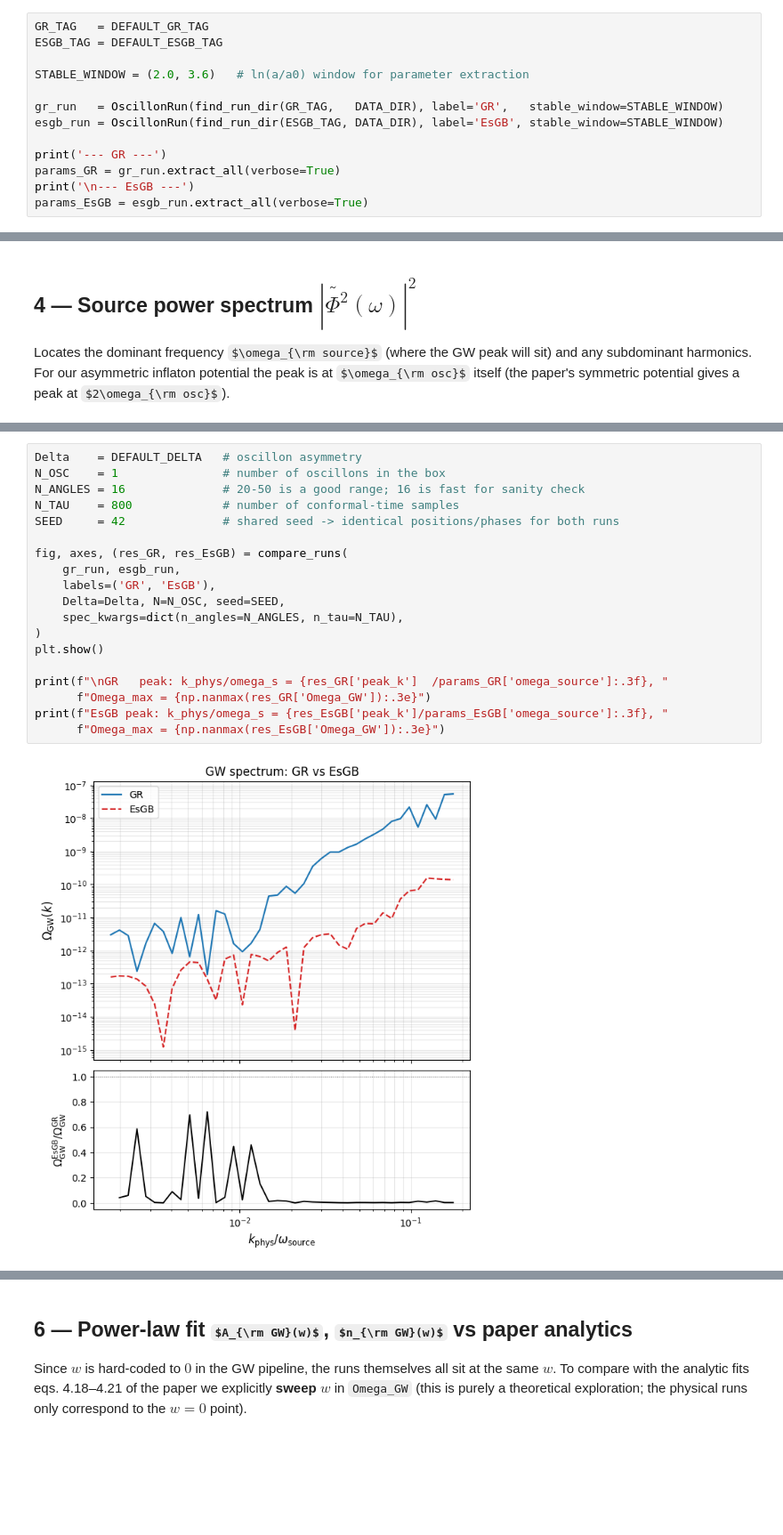
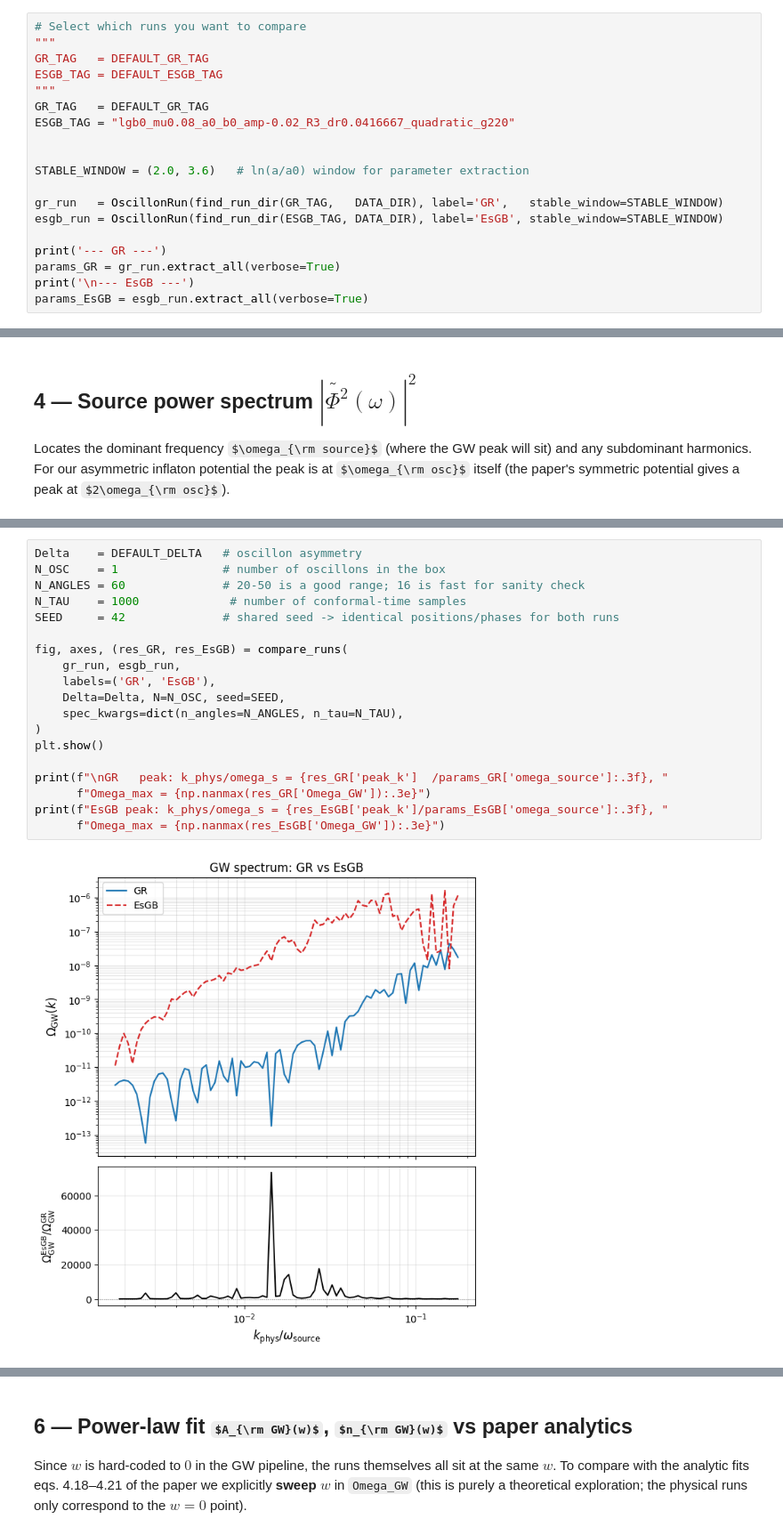
Before and after one commit to GRSerdar/0scillons, a Jupyter notebook: February26Oscillons/Feb26/RunningCode/DATA/GW_signal.ipynb, the cells around one changed output, grey strips where cells are left out. Shown at 89% size. Cells and saved outputs as stored; diff of their text form; some formulas as TeX source; blank space fills up the shorter version.

```diff
--- a/February26Oscillons/Feb26/RunningCode/DATA/GW_signal.ipynb
+++ b/February26Oscillons/Feb26/RunningCode/DATA/GW_signal.ipynb
@@ -78,8 +78,14 @@ The pipeline extracts $(A, R, \omega_{\rm source}, H_0)$ from each run.
 in all subsequent GW computations — it is *not* fitted from $H(a)$.
 The next cell runs a standalone sanity check on this assumption.
 # %%
+# Select which runs you want to compare
+"""
 GR_TAG   = DEFAULT_GR_TAG
 ESGB_TAG = DEFAULT_ESGB_TAG
+"""
+GR_TAG   = DEFAULT_GR_TAG
+ESGB_TAG = "lgb0_mu0.08_a0_b0_amp-0.02_R3_dr0.0416667_quadratic_g220"
+
 
 STABLE_WINDOW = (2.0, 3.6)   # ln(a/a0) window for parameter extraction
 
@@ -179,21 +209,21 @@ Free parameters of the model (paper Sec. 4.2):
 # %%
 Delta    = DEFAULT_DELTA   # oscillon asymmetry
 N_OSC    = 1               # number of oscillons in the box
-N_ANGLES = 16              # 20-50 is a good range; 16 is fast for sanity check
-N_TAU    = 800             # number of conformal-time samples
+N_ANGLES = 60              # 20-50 is a good range; 16 is fast for sanity check
+N_TAU    = 1000             # number of conformal-time samples
 SEED     = 42              # shared seed -> identical positions/phases for both runs
 
 fig, axes, (res_GR, res_EsGB) = compare_runs(
     gr_run, esgb_run,
     labels=('GR', 'EsGB'),
     Delta=Delta, N=N_OSC, seed=SEED,
     spec_kwargs=dict(n_angles=N_ANGLES, n_tau=N_TAU),
 )
 plt.show()
 
 print(f"\nGR   peak: k_phys/omega_s = {res_GR['peak_k']  /params_GR['omega_source']:.3f}, "
       f"Omega_max = {np.nanmax(res_GR['Omega_GW']):.3e}")
 print(f"EsGB peak: k_phys/omega_s = {res_EsGB['peak_k']/params_EsGB['omega_source']:.3f}, "
       f"Omega_max = {np.nanmax(res_EsGB['Omega_GW']):.3e}")
 # %% [output]
-[figure, old version]
+[figure, new version]
```
Also changed, not shown: parts of 16 cells of this notebook, 1 other file.
